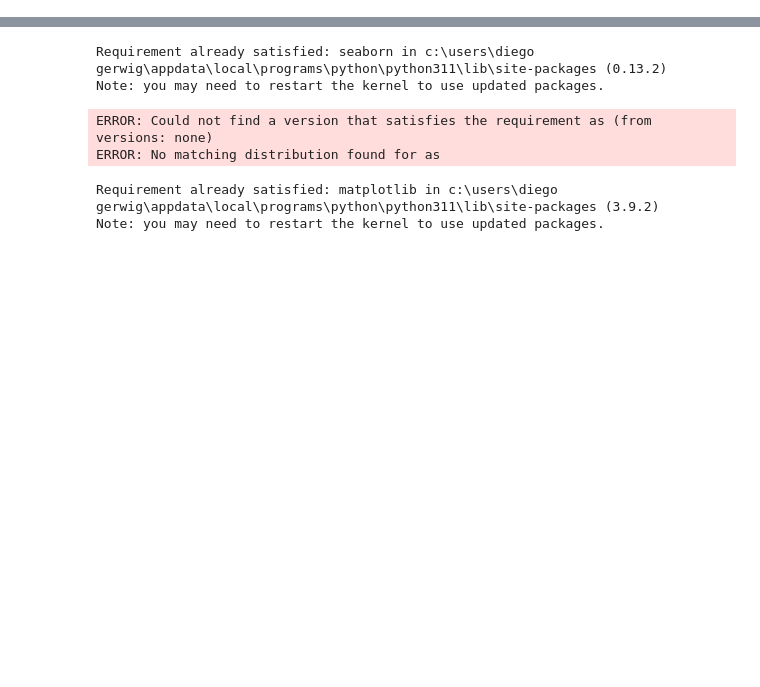
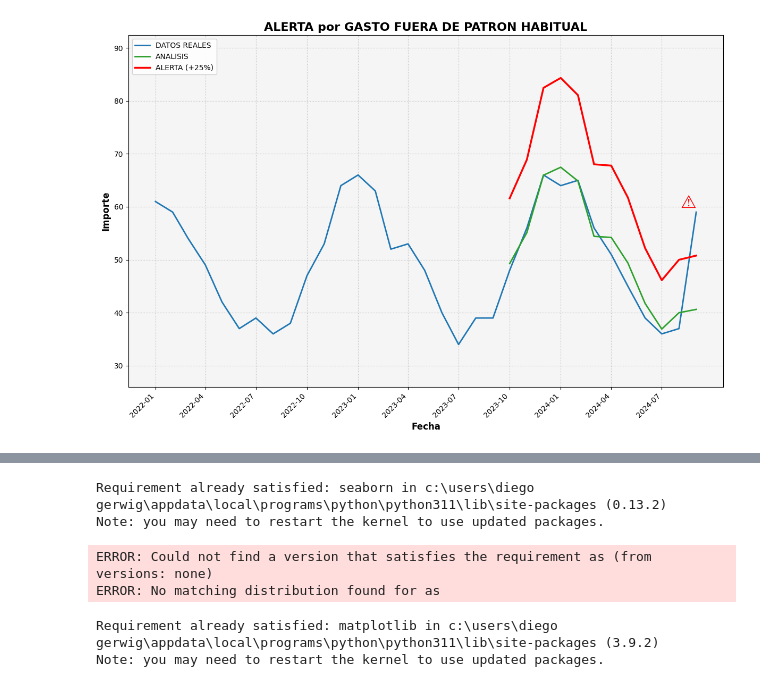
Before and after one commit to diegogerwig/TheBridge_DataScience_Desafio_Data, a Jupyter notebook: graphs/graph_func_alerta_gastos.ipynb, the cells around one changed output, grey strips where cells are left out. Drawn from its saved outputs; the diff is of its cells as text; code cells hidden in the pictures; blank space fills up the shorter version.

```diff
--- a/graphs/graph_func_alerta_gastos.ipynb
+++ b/graphs/graph_func_alerta_gastos.ipynb
@@ -0,0 +24,80 @@
+# %%
+df = pd.read_csv('trx_data.csv', parse_dates=['Date'])
+df.set_index('Date', inplace=True)
+# %%
+import matplotlib.pyplot as plt
+import pandas as pd
+from statsmodels.tsa.statespace.sarimax import SARIMAX
+
+# Ajustar modelo SARIMA a todos los datos
+model = SARIMAX(df['Alert'], order=(1, 1, 1), seasonal_order=(1, 1, 1, 12))
+results = model.fit()
+
+# Obtener los valores ajustados (fitted values) para los últimos 12 meses
+last_12_months = df.last('12M').index[0]
+fitted_values = results.get_prediction(start=last_12_months).predicted_mean
+
+# Calcular la línea de alerta (25% superior al análisis)
+alert_line = fitted_values * 1.25
+
+# Configurar el estilo del gráfico
+plt.figure(figsize=(12, 8))
+plt.style.use('default')
+
+# Configurar el fondo del gráfico
+ax = plt.gca()
+ax.set_facecolor('#f5f5f5')
+
+# Graficar todos los datos históricos en azul
+plt.plot(df.index, df['Alert'], color='#1f77b4', linewidth=2, label='DATOS REALES')
+
+# Graficar la línea SARIMA de los últimos 12 meses en verde
+plt.plot(fitted_values.index, fitted_values, color='#2ca02c', linewidth=2, label='ANALISIS')
+
+# Graficar la línea de alerta en rojo, continua y más gruesa
+plt.plot(alert_line.index, alert_line, color='red', linewidth=2.5, label='ALERTA (+25%)')
+
+# Verificar si el último valor real está por encima de la línea de alerta
+last_real_value = df['Alert'].iloc[-1]
+last_alert_value = alert_line.iloc[-1]
+
+if last_real_value > last_alert_value:
+    plt.text(df.index[-1], last_real_value, '\u26A0',
+             color='red', fontsize=24,
+             ha='right', va='bottom')
+
+# Configurar el eje X para mostrar todas las fechas
+all_dates = pd.date_range(start=df.index.min(), end=df.index.max(), freq='MS')
+plt.xticks(all_dates[::3], [date.strftime('%Y-%m') for date in all_dates[::3]], rotation=45, ha='right')
+
+# Configurar los ejes
+plt.xlabel('Fecha', fontsize=12, fontweight='bold')
+plt.ylabel('Importe', fontsize=12, fontweight='bold')
+plt.title('ALERTA por GASTO FUERA DE PATRON HABITUAL', fontsize=16, fontweight='bold')
+
+# Ajustar las líneas de la cuadrícula
+plt.grid(True, linestyle=':', color='gray', alpha=0.5, which='both')
+
+# Añadir la leyenda
+plt.legend(loc='upper left', frameon=True, framealpha=0.9)
+
+# Ajustar los límites del eje y para dar un poco de espacio
+y_min, y_max = plt.ylim()
+plt.ylim(y_min - (y_max - y_min) * 0.1, y_max + (y_max - y_min) * 0.1)
+
+# Ajustar el diseño y mostrar el gráfico
+plt.tight_layout()
+
+# Guardar el gráfico como imagen
+plt.savefig('alerta_gasto_fuera_patron.png', dpi=300, bbox_inches='tight')
+print("Gráfico guardado como 'alerta_gasto_fuera_patron.png'")
+
+# Mostrar el gráfico
+plt.show()
+
+# Imprimir si el último valor real está por encima de la alerta
+if last_real_value > last_alert_value:
+    print("\n¡ALERTA! El último valor real está por encima del 25% del análisis.")
+else:
+    print("\nEl último valor real está dentro del rango esperado.")
+# %% [output]
@@ -0,0 +105 @@
+[figure, added]
```
Also changed, not shown: parts of 3 cells of this notebook, 12 other files.
